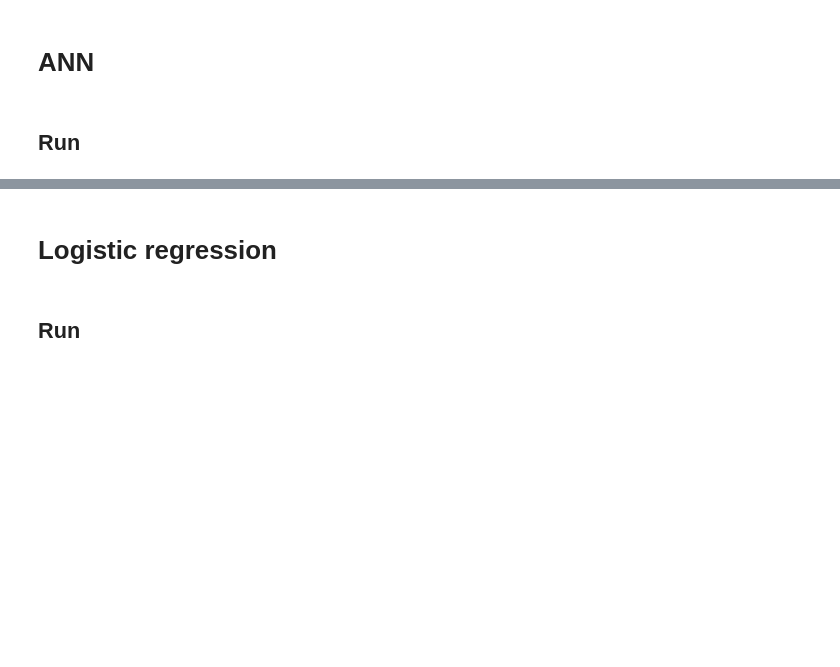
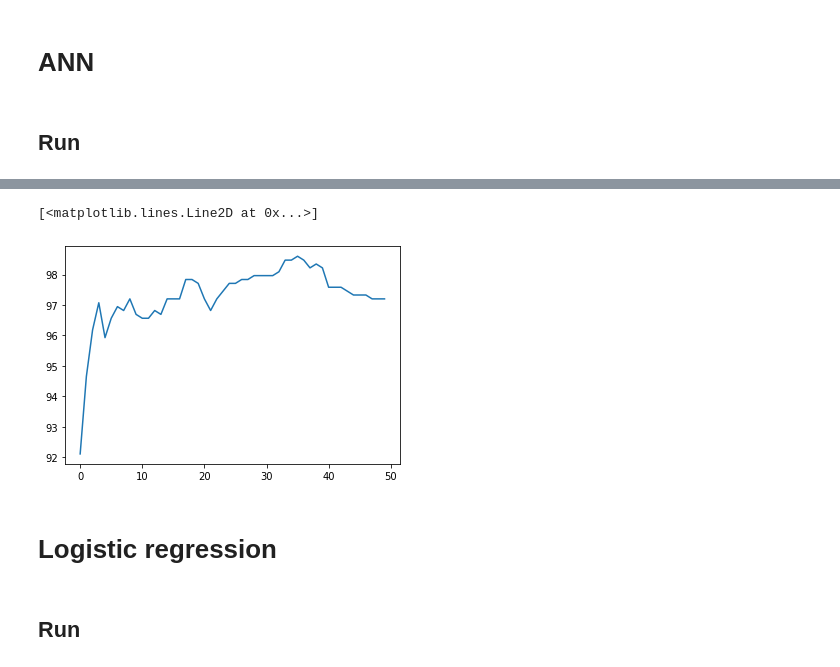
Before and after one commit to amulyagarimella/progeria-prediction, a Jupyter notebook: learning.ipynb, the cells around one changed output, grey strips where cells are left out. Saved outputs shown, nothing was run; the diff lists cells and outputs as text; code cells hidden in the pictures; blank space fills up the shorter version.

```diff
--- a/learning.ipynb
+++ b/learning.ipynb
@@ -92,6 +91,12 @@ class NeuralNetwork(nn.Module):
             nn.ReLU(),
             nn.Linear(in_features=30, out_features=2),
         )
+        def init_weights(m):
+            if isinstance(m, nn.Linear):
+                torch.nn.init.xavier_uniform(m.weight)
+                m.bias.data.fill_(0.01)
+
+        self.linear_relu_stack.apply(init_weights)
 
     def forward(self, x):
         # do stuff here
@@ -117,43 +122,55 @@ def train(dataloader, model, loss_fn, optimizer):
         # Compute prediction error
         pred = model(X)
         loss = loss_fn(pred, y.long())
+        optimizer.zero_grad()
         # Backpropagation
         loss.backward()
         #torch.nn.utils.clip_grad_norm_(model.parameters(), 1)
         optimizer.step()
-        optimizer.zero_grad()
 
         loss, current = loss.item(), (batch + 1) * len(X)
         print(f"loss: {loss:>7f}  [{current:>5d}/{size:>5d}]")
+    return loss
 # %%
 def test(dataloader, model, loss_fn):
     size = len(dataloader.dataset)
     num_batches = len(dataloader)
     model.eval()
+    model.float()
     test_loss, correct = 0, 0
     with torch.no_grad():
         for X, y in dataloader:
-            X, y = X.to(device), y.to(device)
-            pred = model(X)
-            test_loss += loss_fn(pred, y.long()).item()
-            correct += (pred.argmax(1) == y).type(torch.float).sum().item()
+            # X, y = X.to(device), y.to(device)
+            outputs = model(X)
+            _, predicted = torch.max(outputs.data, 1)
+            print(predicted)
+            print(y)
+            test_loss += loss_fn(outputs, y.long()).item()
+            correct += (predicted == y).sum()
     test_loss /= num_batches
-    correct /= size
+    correct = correct/size
     print(f"Test Error: \n Accuracy: {(100*correct):>0.1f}%, Avg loss: {test_loss:>8f} \n")
+    return 100*correct, test_loss
 # %% [markdown]
 ## Run
 # %%
-learning_rate = 1e-6
-epochs = 5
-loss_fn = nn.NLLLoss()
-reg_fn = nn.L1Loss()
+learning_rate = 1e-3
+epochs = 50
+loss_fn = nn.NLLLoss(weight=torch.as_tensor([1/normal_wt, 1/progeria_wt]))
+# reg_fn = nn.L1Loss()
 model = NeuralNetwork()
 optimizer = torch.optim.SGD(model.parameters(), lr=learning_rate)
 
+losses = []
+accs = []
+test_losses = []
 for t in range(epochs):
     print(f"Epoch {t+1}\n-------------------------------")
-    train(train_dataloader, model, loss_fn, optimizer)
-    test(test_dataloader, model, loss_fn)
+    l = train(train_dataloader, model, loss_fn, optimizer)
+    a, t_l = test(test_dataloader, model, loss_fn)
+    losses.append(l)
+    accs.append(a)
+    test_losses.append(t_l)
 print("Done!")
 # %% [output]
 Epoch 1
@@ -176,3 +198,8 @@ Done!
+# %%
+plt.plot(accs)
+# %% [output]
+[<matplotlib.lines.Line2D at 0x...>]
+[figure, added]
 # %% [markdown]
 # Logistic regression
 # %%
```
Also changed, not shown: parts of 6 cells of this notebook.
